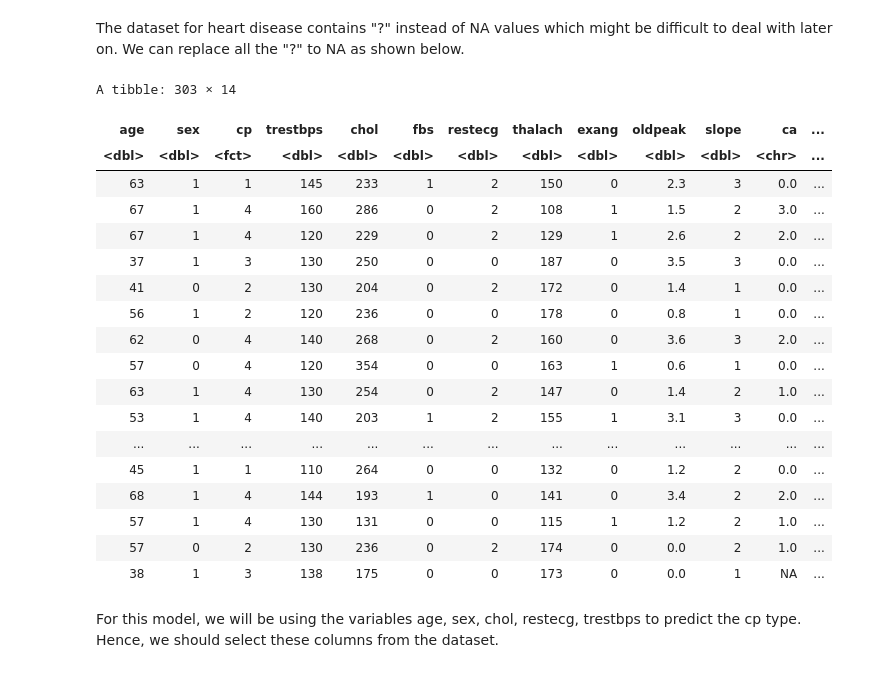
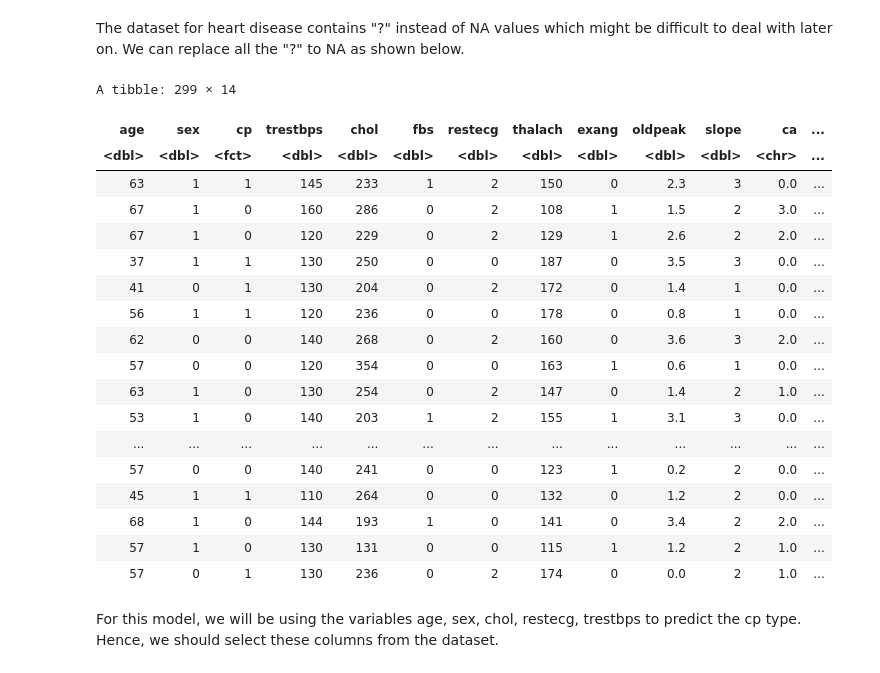
Before and after one commit to Yuvi-777/DSCI_Project_34_007, a Jupyter notebook: Group Project Report.ipynb, the cells around one changed output. Cells and saved outputs as stored; diff of their text form; code cells hidden in the pictures.

```diff
--- a/Group Project Report.ipynb
+++ b/Group Project Report.ipynb
@@ -71,28 +72,32 @@ mutate(cp = as_factor(cp))
 # %% [markdown]
 The dataset for heart disease contains "?" instead of NA values which might be difficult to deal with later on. We can replace all the "?" to NA as shown below.
 # %%
+
 cd_mutate[cd_mutate == "?"] <- NA
+cd_mutate <- filter(cd_mutate, ca != "NA")
+cd_mutate <- mutate(cd_mutate, cp = ifelse((cp == 1| cp == 2 | cp ==3), 1, 0)) |>
+            mutate(cp = as_factor(cp))
 cd_mutate
 # %% [output]
-A tibble: 303 × 14
+A tibble: 299 × 14
 | age | sex | cp | trestbps | chol | fbs | restecg | thalach | exang | oldpeak | slope | ca | ... |
 | <dbl> | <dbl> | <fct> | <dbl> | <dbl> | <dbl> | <dbl> | <dbl> | <dbl> | <dbl> | <dbl> | <chr> | ... |
 | 63 | 1 | 1 | 145 | 233 | 1 | 2 | 150 | 0 | 2.3 | 3 | 0.0 | ... |
-| 67 | 1 | 4 | 160 | 286 | 0 | 2 | 108 | 1 | 1.5 | 2 | 3.0 | ... |
-| 67 | 1 | 4 | 120 | 229 | 0 | 2 | 129 | 1 | 2.6 | 2 | 2.0 | ... |
-| 37 | 1 | 3 | 130 | 250 | 0 | 0 | 187 | 0 | 3.5 | 3 | 0.0 | ... |
-| 41 | 0 | 2 | 130 | 204 | 0 | 2 | 172 | 0 | 1.4 | 1 | 0.0 | ... |
-| 56 | 1 | 2 | 120 | 236 | 0 | 0 | 178 | 0 | 0.8 | 1 | 0.0 | ... |
-| 62 | 0 | 4 | 140 | 268 | 0 | 2 | 160 | 0 | 3.6 | 3 | 2.0 | ... |
-| 57 | 0 | 4 | 120 | 354 | 0 | 0 | 163 | 1 | 0.6 | 1 | 0.0 | ... |
-| 63 | 1 | 4 | 130 | 254 | 0 | 2 | 147 | 0 | 1.4 | 2 | 1.0 | ... |
-| 53 | 1 | 4 | 140 | 203 | 1 | 2 | 155 | 1 | 3.1 | 3 | 0.0 | ... |
+| 67 | 1 | 0 | 160 | 286 | 0 | 2 | 108 | 1 | 1.5 | 2 | 3.0 | ... |
+| 67 | 1 | 0 | 120 | 229 | 0 | 2 | 129 | 1 | 2.6 | 2 | 2.0 | ... |
+| 37 | 1 | 1 | 130 | 250 | 0 | 0 | 187 | 0 | 3.5 | 3 | 0.0 | ... |
+| 41 | 0 | 1 | 130 | 204 | 0 | 2 | 172 | 0 | 1.4 | 1 | 0.0 | ... |
+| 56 | 1 | 1 | 120 | 236 | 0 | 0 | 178 | 0 | 0.8 | 1 | 0.0 | ... |
+| 62 | 0 | 0 | 140 | 268 | 0 | 2 | 160 | 0 | 3.6 | 3 | 2.0 | ... |
+| 57 | 0 | 0 | 120 | 354 | 0 | 0 | 163 | 1 | 0.6 | 1 | 0.0 | ... |
+| 63 | 1 | 0 | 130 | 254 | 0 | 2 | 147 | 0 | 1.4 | 2 | 1.0 | ... |
+| 53 | 1 | 0 | 140 | 203 | 1 | 2 | 155 | 1 | 3.1 | 3 | 0.0 | ... |
 | ... | ... | ... | ... | ... | ... | ... | ... | ... | ... | ... | ... | ... |
+| 57 | 0 | 0 | 140 | 241 | 0 | 0 | 123 | 1 | 0.2 | 2 | 0.0 | ... |
 | 45 | 1 | 1 | 110 | 264 | 0 | 0 | 132 | 0 | 1.2 | 2 | 0.0 | ... |
-| 68 | 1 | 4 | 144 | 193 | 1 | 0 | 141 | 0 | 3.4 | 2 | 2.0 | ... |
-| 57 | 1 | 4 | 130 | 131 | 0 | 0 | 115 | 1 | 1.2 | 2 | 1.0 | ... |
-| 57 | 0 | 2 | 130 | 236 | 0 | 2 | 174 | 0 | 0.0 | 2 | 1.0 | ... |
-| 38 | 1 | 3 | 138 | 175 | 0 | 0 | 173 | 0 | 0.0 | 1 | NA | ... |
+| 68 | 1 | 0 | 144 | 193 | 1 | 0 | 141 | 0 | 3.4 | 2 | 2.0 | ... |
+| 57 | 1 | 0 | 130 | 131 | 0 | 0 | 115 | 1 | 1.2 | 2 | 1.0 | ... |
+| 57 | 0 | 1 | 130 | 236 | 0 | 2 | 174 | 0 | 0.0 | 2 | 1.0 | ... |
 # %% [markdown]
 For this model, we will be using the variables age, sex, chol, restecg, trestbps to predict the cp type. Hence, we should select these columns from the dataset.
 # %%
```
Also changed, not shown: parts of 7 cells of this notebook.
